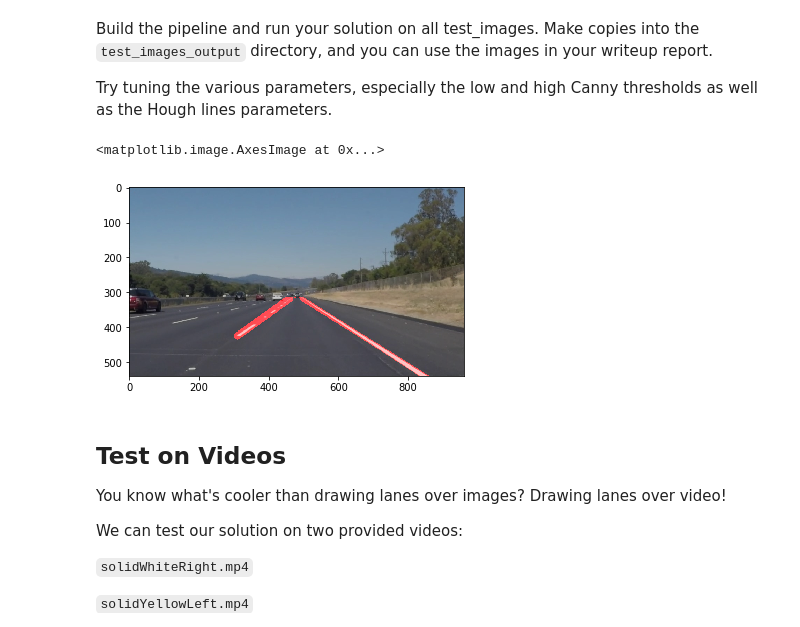
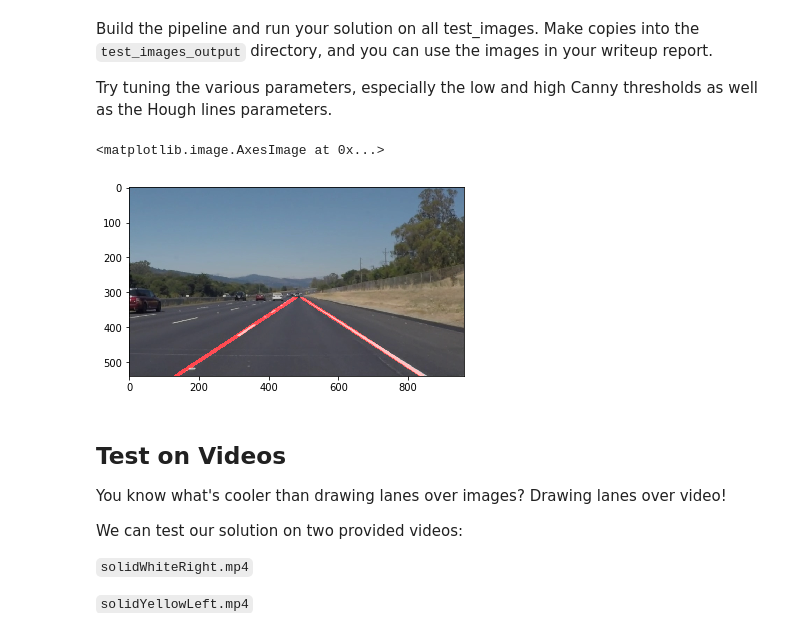
Before and after one commit to Elizaaaaa/lane-detection, a Jupyter notebook: P1.ipynb, the cells around one changed output. Cells and saved outputs as stored; diff of their text form; code cells hidden in the pictures.

Commit message:
use cv2.fitLine to extrapolate the lines

```diff
--- a/P1.ipynb
+++ b/P1.ipynb
@@ -242,36 +247,36 @@ Try tuning the various parameters, especially the low and high Canny thresholds
 # %%
 # TODO: Build your pipeline that will draw lane lines on the test_images
 # then save them to the test_images_output directory.
 imshape = image.shape
 
 gray_image = grayscale(image)
 
-kernal_size = 9
-low_thresh = 50
-high_thresh = 100
+kernal_size = 5
+low_thresh = 100
+high_thresh = 200
 canny_image = canny(gaussian_blur(gray_image, kernal_size), low_thresh, high_thresh)
 
 #def hough_lines(img, rho, theta, threshold, min_line_len, max_line_gap):
 rho = 2
 theta = np.pi/180
 threshold = 15
-min_line_len = 10
-max_line_gap = 5
+min_line_len = 40
+max_line_gap = 10
 
 hough_image = hough_lines(canny_image, rho, theta, threshold, min_line_len, max_line_gap)
 
 global vertices
 vertices = np.array([[(100,imshape[0]),(440, 315), (500, 315), (imshape[1]-100,imshape[0])]], dtype=np.int32)
 #vertices = np.array([[(100,imshape[0]),(400, 200), (600, 200), (imshape[1]-100,imshape[0])]], dtype=np.int32)
 masked_image = region_of_interest(hough_image, vertices)
 
 result = weighted_img(masked_image, image)
 
 plt.imshow(canny_image)
 plt.imshow(result)
 # %% [output]
 <matplotlib.image.AxesImage at 0x...>
-[figure, old version]
+[figure, new version]
 # %% [markdown]
 ## Test on Videos
 
```
Also changed, not shown: parts of 9 cells of this notebook.
